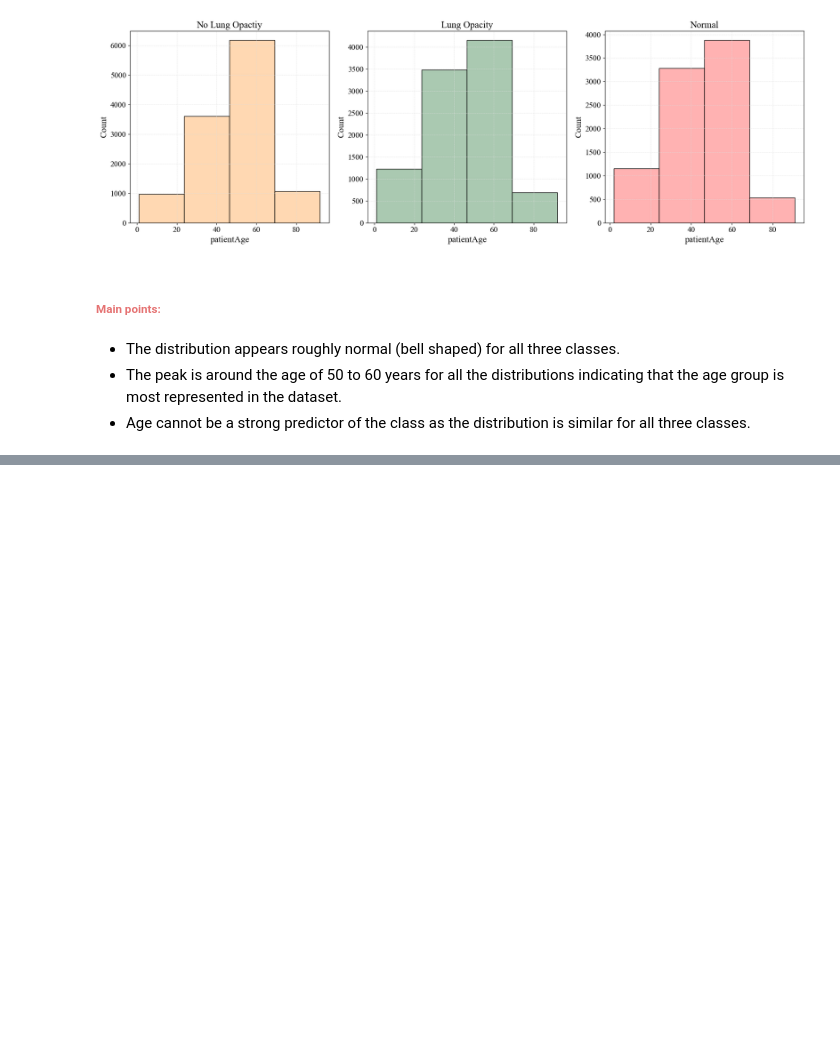
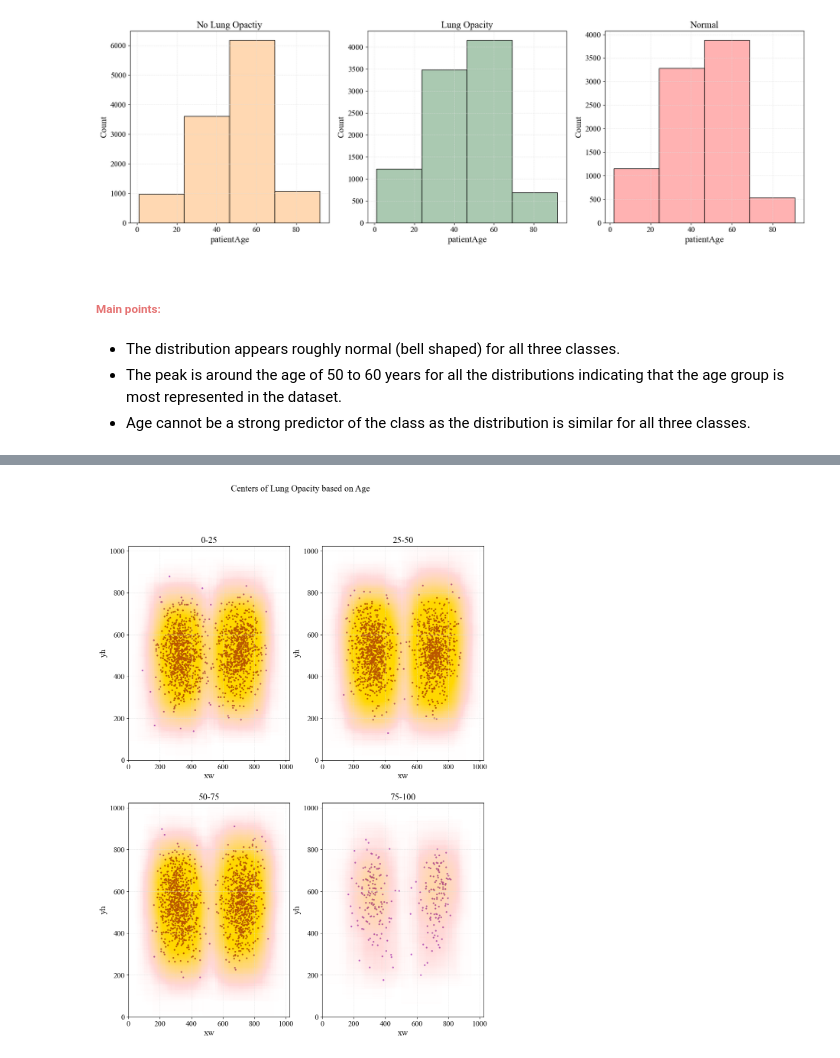
Before and after one commit to AIML-July-23-A-Capstone-G1-Team/Capstone-Project, a Jupyter notebook: Capstone.ipynb, the cells around one changed output, grey strips where cells are left out. Cells and saved outputs as stored; diff of their text form; code cells hidden in the pictures; blank space fills up the shorter version.

```diff
--- a/Capstone.ipynb
+++ b/Capstone.ipynb
@@ -814,0 +926,40 @@ plotHist(
+# %%
+# Visualize lung opacity occurence based on age
+
+bboxes["ageBins"] = pd.cut(
+    bboxes["patientAge"],
+    bins=range(0, 101, 25),
+    precision=0,
+    labels=["0-25", "25-50", "50-75", "75-100"],
+)
+
+age_group1 = bboxes[bboxes["ageBins"] == "0-25"].sample(
+    min(1500, bboxes[bboxes["ageBins"] == "0-25"].shape[0]),
+    replace=False,
+    random_state=1,
+)
+age_group2 = bboxes[bboxes["ageBins"] == "25-50"].sample(
+    min(1500, bboxes[bboxes["ageBins"] == "25-50"].shape[0]),
+    replace=False,
+    random_state=1,
+)
+
+age_group3 = bboxes[bboxes["ageBins"] == "50-75"].sample(
+    min(1500, bboxes[bboxes["ageBins"] == "50-75"].shape[0]),
+    replace=False,
+    random_state=1,
+)
+
+age_group4 = bboxes[bboxes["ageBins"] == "75-100"].sample(
+    min(1500, bboxes[bboxes["ageBins"] == "75-100"].shape[0]),
+    replace=False,
+    random_state=1,
+)
+
+plotScatterLungOpacity(
+    [age_group1, age_group2, age_group3, age_group4],
+    ["0-25", "25-50", "50-75", "75-100"],
+    "Centers of Lung Opacity based on Age",
+)
+# %% [output]
+[figure, added]
```
Also changed, not shown: parts of 16 cells of this notebook.
